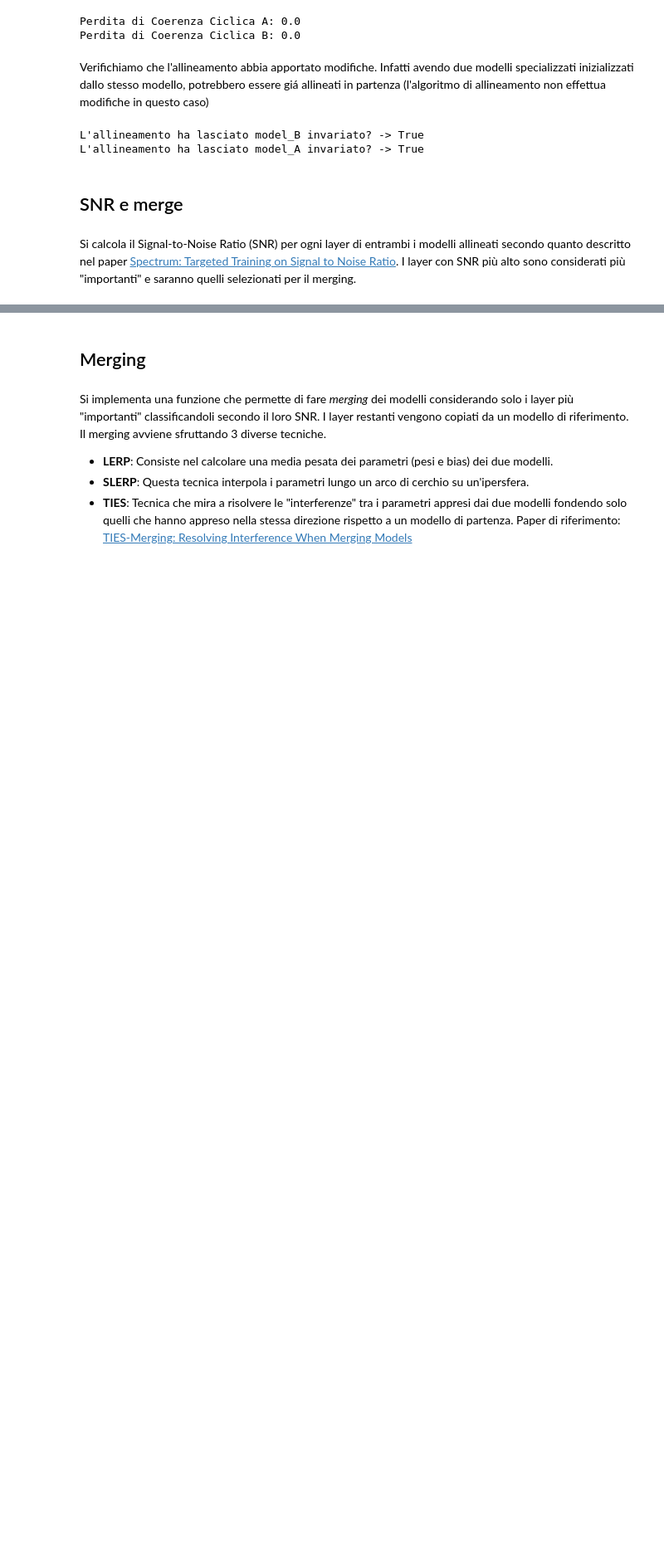
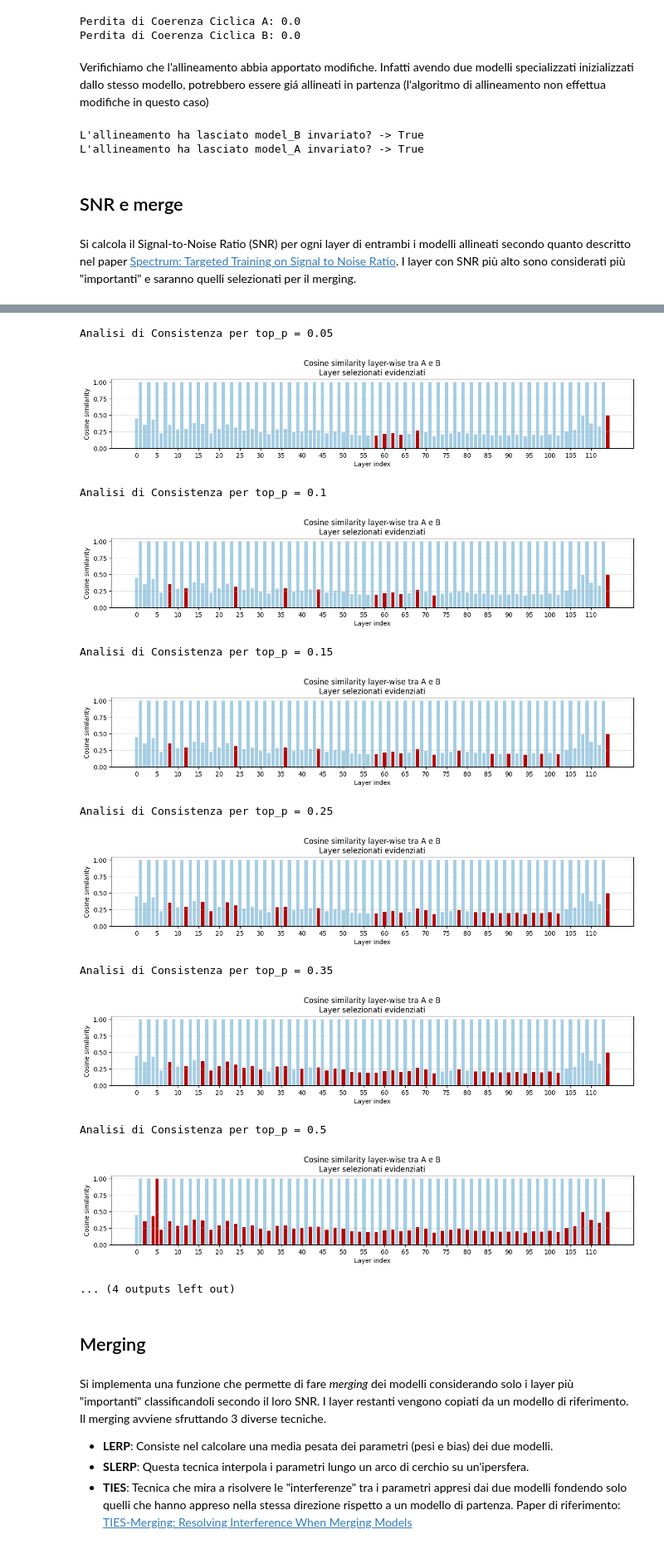
Before and after one commit to elemannoni/SNR-based-Selective-Model-Merging, a Jupyter notebook: SNR_based_merging.ipynb, the cells around one changed output, grey strips where cells are left out. Shown at 83% size. Saved outputs shown, nothing was run; the diff lists cells and outputs as text; code cells hidden in the pictures; blank space fills up the shorter version.

```diff
--- a/SNR_based_merging.ipynb
+++ b/SNR_based_merging.ipynb
@@ -149,3 +160,70 @@ for layer in model.layers:
+# %%
+base_model_ref = model
+expert_A = aligned_model_A
+expert_B = aligned_model_B
+LAYER_NAME_TO_IGNORE = 'fc'
+
+delta_A_full = calculate_delta(expert_A, base_model_ref, layer_to_ignore=LAYER_NAME_TO_IGNORE)
+delta_B_full = calculate_delta(expert_B, base_model_ref, layer_to_ignore=LAYER_NAME_TO_IGNORE)
+
+layer_cos_sims = {}
+for layer_idx in range(len(expert_A.layers)):
+    keys_layer = [k for k in delta_A_full.keys() if k.startswith(f"layers.{layer_idx}.")]
+    common_keys = [k for k in keys_layer if k in delta_B_full]
+
+    if not common_keys:
+        continue
+
+    vec_A = torch.cat([delta_A_full[k].flatten() for k in common_keys])
+    vec_B = torch.cat([delta_B_full[k].flatten() for k in common_keys])
+
+    cos_sim = F.cosine_similarity(vec_A.float(), vec_B.float(), dim=0).item()
+    layer_cos_sims[layer_idx] = cos_sim
+
+
+num_layers = len(layer_cos_sims)
+layer_indices = sorted(layer_cos_sims.keys())
+cos_sims = [layer_cos_sims[i] for i in layer_indices]
+
+indices_selected = {}
+
+colors_dict = {i: "#a6cee3" for i in range(num_layers)}
+
+
+top_p = [0.05, 0.10, 0.15, 0.25, 0.35, 0.50, 0.75, 0.85]
+for i in range(len(top_p)):
+    print(f"Analisi di Consistenza per top_p = {top_p[i]}")
+    avg_snrs = np.array([(snr_scores['model_A'][i] + snr_scores['model_B'][i]) / 2 for i in range(num_layers)])
+
+    k = math.ceil(num_layers * top_p[i])
+    indices_to_merge = np.argsort(avg_snrs[:num_layers])[-k:]
+    indices_selected[top_p[i]] = sorted(list(indices_to_merge))
+    for j in indices_selected[top_p[i]]:
+        colors_dict[j] = "#b30000"
+
+    plt.figure(figsize=(15, 2))
+    plt.bar(range(num_layers), cos_sims, color=[colors_dict[i] for i in range(num_layers)], width=0.8)
+    plt.xlabel("Layer index")
+    plt.ylabel("Cosine similarity")
+    plt.title("Cosine similarity layer-wise tra A e B\nLayer selezionati evidenziati")
+    plt.ylim(0, 1.05)
+    plt.xticks(range(0, num_layers, max(1, num_layers//20)))
+    plt.grid(axis='y', linestyle='--', alpha=0.5)
+    plt.show()
+# %% [output]
+Analisi di Consistenza per top_p = 0.05
+[figure, added]
+Analisi di Consistenza per top_p = 0.1
+[figure, added]
+Analisi di Consistenza per top_p = 0.15
+[figure, added]
+Analisi di Consistenza per top_p = 0.25
+[figure, added]
+Analisi di Consistenza per top_p = 0.35
+[figure, added]
+Analisi di Consistenza per top_p = 0.5
+[figure, added]
+... (4 outputs left out)
 # %% [markdown]
 ## Merging
 # %% [markdown]
```
Also changed, not shown: parts of 28 cells of this notebook.
